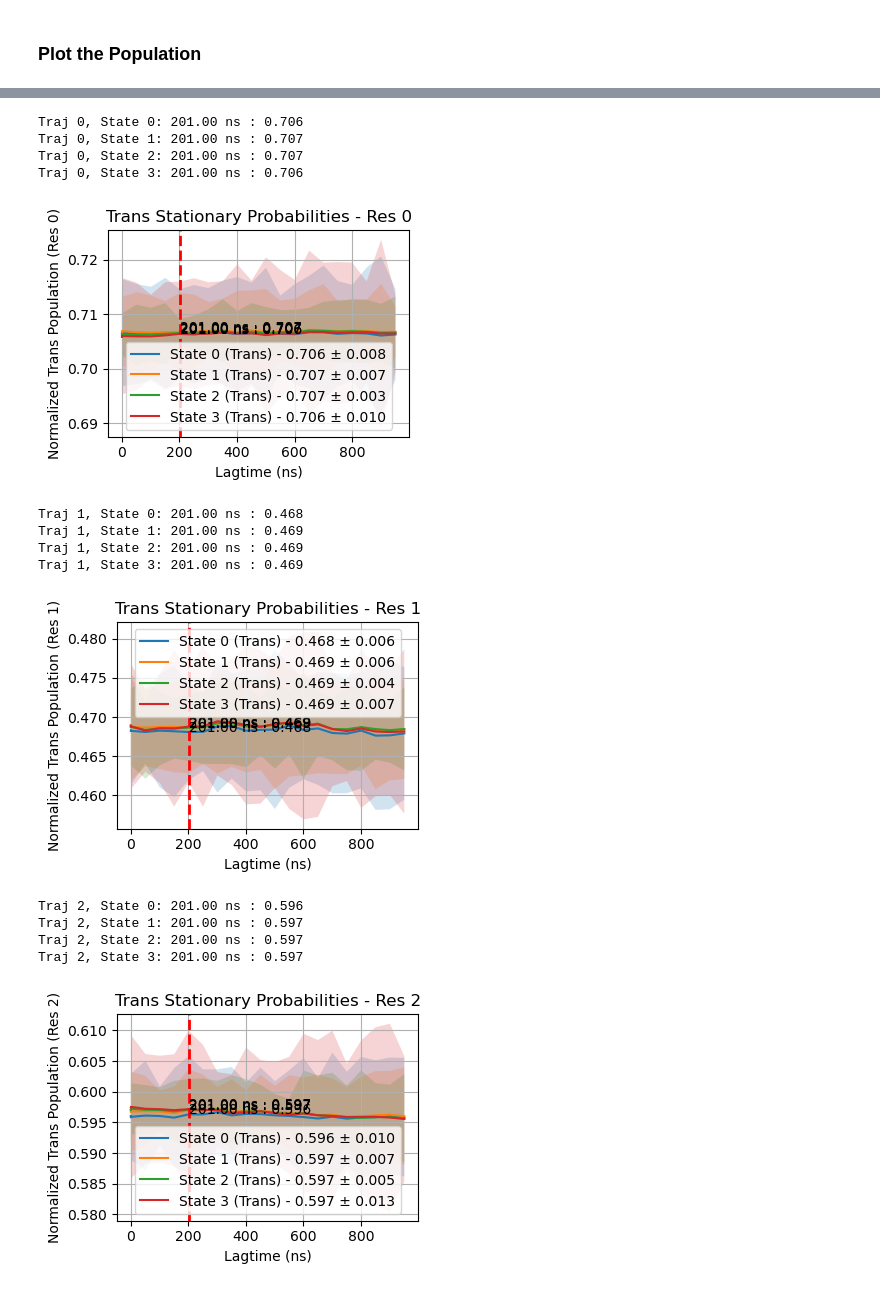
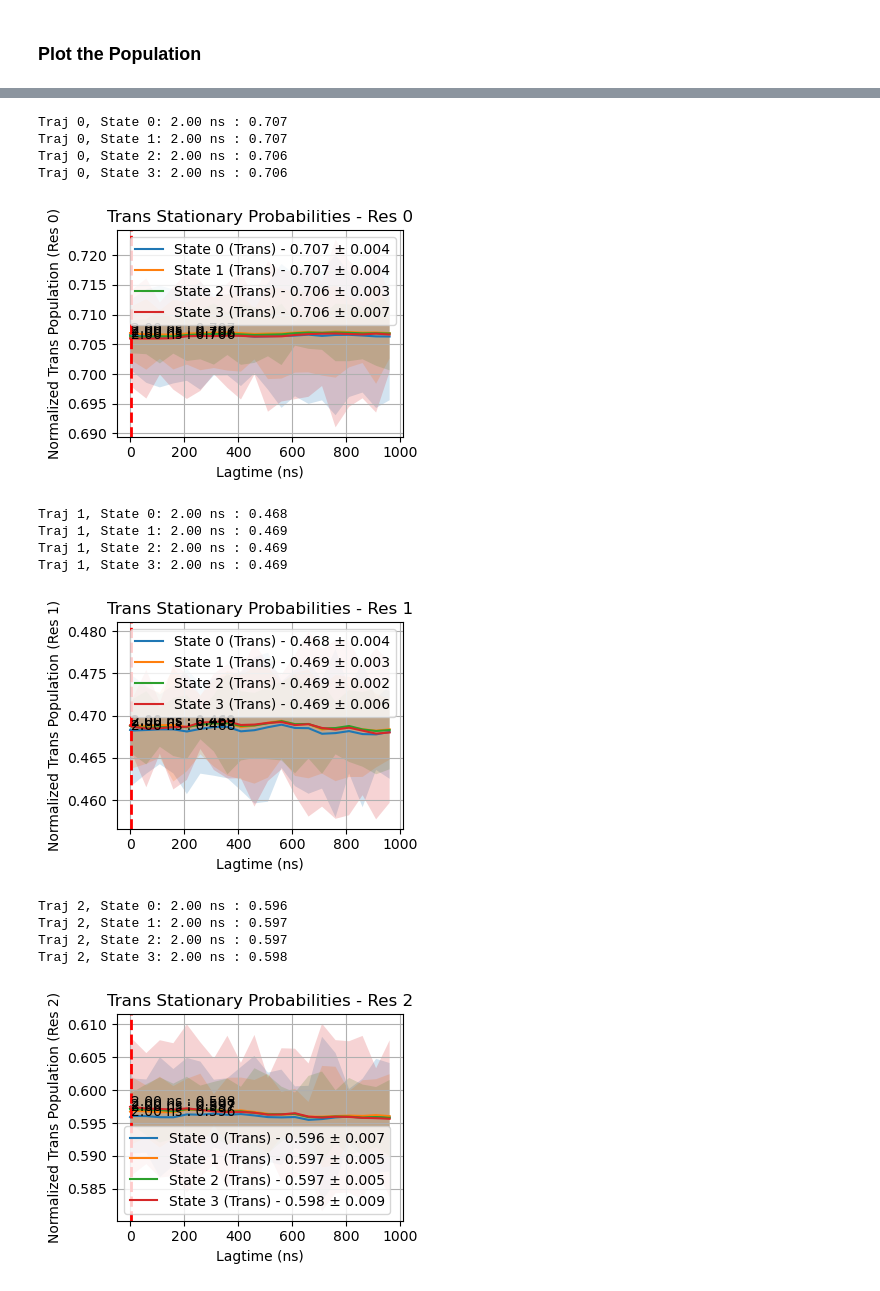
Before and after one commit to starwingc/peptoid_ESM, a Jupyter notebook: EE/analysis/transition_matrix_res.ipynb, the cells around one changed output, grey strips where cells are left out. Cells and saved outputs as stored; diff of their text form; code cells hidden in the pictures.

Commit message:
select the lagtime at 2 ns for EE

```diff
--- a/EE/analysis/transition_matrix_res.ipynb
+++ b/EE/analysis/transition_matrix_res.ipynb
@@ -665,6 +651,6 @@ cis_trans_pi_stds shape: (4, 3, 24, 2)
 # %%
 point_to_plot = 150
-lagtime_plot = 8  # Index of lagtime to annotate
+lagtime_plot = 2  # Index of lagtime to annotate
 
 for res_index in range(3):
     plt.figure(figsize=(4, 3))
@@ -677,48 +663,48 @@ for res_index in range(3):
         plt.plot(
             lagtimes_ns[:point_to_plot],
             res[:point_to_plot, 1],
             label=f"State {state_index} (Trans) - {res[lagtime_plot, 1]:.3f} ± {std[lagtime_plot, 1]:.3f}"
         )
 
         # Fill between ± std
         plt.fill_between(
             lagtimes_ns[:point_to_plot],
             res[:point_to_plot, 1] + std[:point_to_plot, 1],
             res[:point_to_plot, 1] - std[:point_to_plot, 1],
             alpha=0.2
         )
 
         # Annotate a specific lagtime point
         first_x = lagtimes_ns[lagtime_plot]
         first_y = res[lagtime_plot, 1]
         plt.text(first_x, first_y, f"{first_x:.2f} ns : {first_y:.3f}", fontsize=10)
         print(f"Traj {res_index}, State {state_index}: {first_x:.2f} ns : {first_y:.3f}")
 
     plt.axvline(x=first_x, color='r', linestyle='--', linewidth=2)
 
     plt.title(f"Trans Stationary Probabilities - Res {res_index}")
     plt.xlabel("Lagtime (ns)")
     plt.ylabel(f"Normalized Trans Population (Res {res_index})")
     plt.grid(True)
     plt.legend()
     plt.tight_layout()
     plt.show()
 # %% [output]
-Traj 0, State 0: 201.00 ns : 0.706
-Traj 0, State 1: 201.00 ns : 0.707
-Traj 0, State 2: 201.00 ns : 0.707
-Traj 0, State 3: 201.00 ns : 0.706
+Traj 0, State 0: 2.00 ns : 0.707
+Traj 0, State 1: 2.00 ns : 0.707
+Traj 0, State 2: 2.00 ns : 0.706
+Traj 0, State 3: 2.00 ns : 0.706
-[figure, old version]
+[figure, new version]
-Traj 1, State 0: 201.00 ns : 0.468
-Traj 1, State 1: 201.00 ns : 0.469
-Traj 1, State 2: 201.00 ns : 0.469
-Traj 1, State 3: 201.00 ns : 0.469
+Traj 1, State 0: 2.00 ns : 0.468
+Traj 1, State 1: 2.00 ns : 0.469
+Traj 1, State 2: 2.00 ns : 0.469
+Traj 1, State 3: 2.00 ns : 0.469
-[figure, old version]
+[figure, new version]
-Traj 2, State 0: 201.00 ns : 0.596
-Traj 2, State 1: 201.00 ns : 0.597
-Traj 2, State 2: 201.00 ns : 0.597
-Traj 2, State 3: 201.00 ns : 0.597
+Traj 2, State 0: 2.00 ns : 0.596
+Traj 2, State 1: 2.00 ns : 0.597
+Traj 2, State 2: 2.00 ns : 0.597
+Traj 2, State 3: 2.00 ns : 0.598
-[figure, old version]
+[figure, new version]
 # %%
 ## Save the data into a csv
 
```
Also changed, not shown: parts of 8 cells of this notebook, 3 other files.
